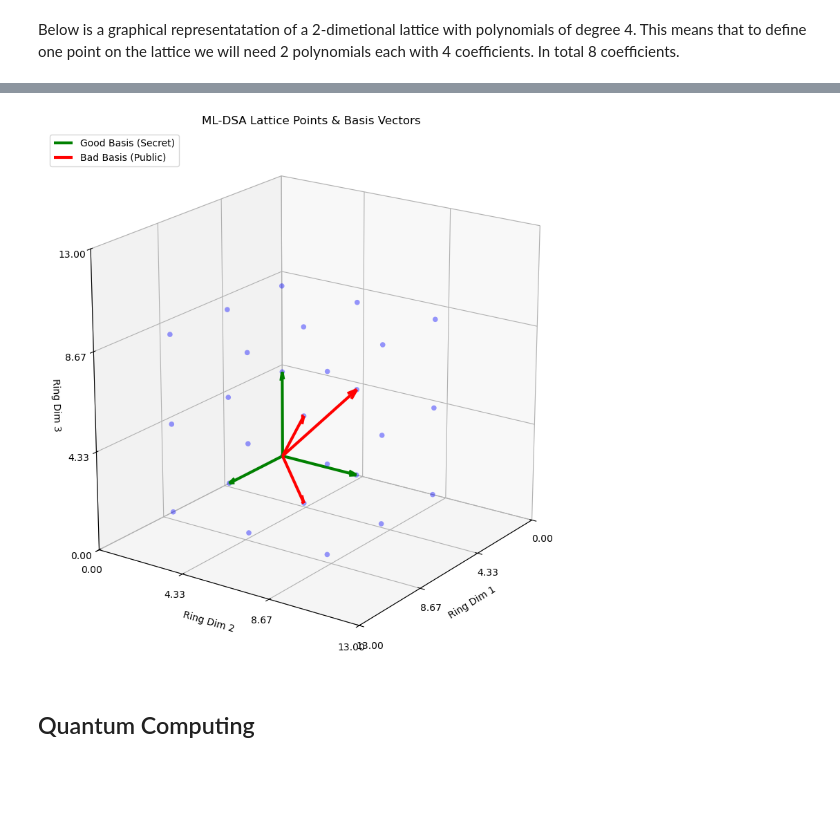
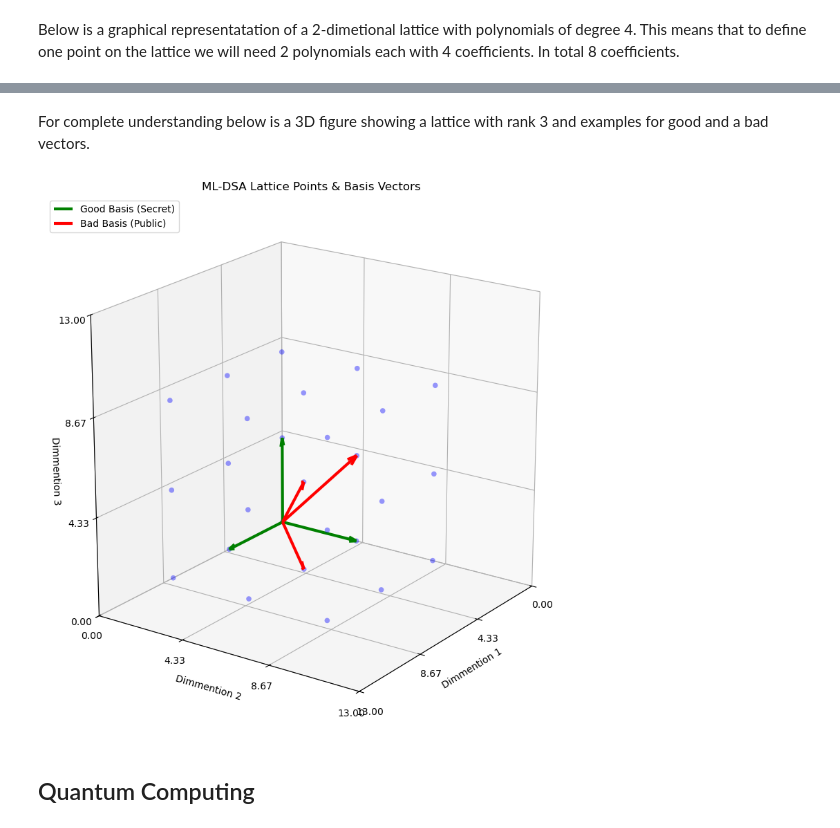
Before and after one commit to liliIvanova/SoftUniCources, a Jupyter notebook: Math_Concepts_for_Developers/Project/ML-DSA_Project.ipynb, the cells around one changed output, grey strips where cells are left out. Cells and saved outputs as stored; diff of their text form; code cells hidden in the pictures; blank space fills up the shorter version.

```diff
--- a/Math_Concepts_for_Developers/Project/ML-DSA_Project.ipynb
+++ b/Math_Concepts_for_Developers/Project/ML-DSA_Project.ipynb
@@ -499,3 +531,5 @@ For complete understanding below is a 3D figure showing a lattice with rank 3 an
+# %% [markdown]
+For complete understanding below is a 3D figure showing a lattice with rank 3 and examples for good and a bad vectors.
 # %%
 # 1. Setup 3D figure
 fig = plt.figure(figsize=(10, 10))
@@ -521,37 +555,37 @@ for i in range(3):
 
 # 4. PLOT VECTORS (Anchored at 0,0,0)
 def plot_basis(basis, color, label):
     for i, v in enumerate(basis):
         ax.quiver(0, 0, 0, v[0], v[1], v[2],
                   color=color, linewidth=3, pivot='tail', arrow_length_ratio=0.1,
                   label=label if i == 0 else "")
 
 plot_basis(good_basis, 'green', 'Good Basis (Secret)')
 plot_basis(bad_basis, 'red', 'Bad Basis (Public)')
 
 # 5. FIX AXES AND NUMBERING
 limit = 12
 ax.set_xlim(0, limit)
 ax.set_ylim(0, limit)
 ax.set_zlim(0, limit)
 
 # Ensure 0 is exactly at the corner
 ax.set_xticks(np.linspace(0, limit + 1, 4))
 ax.set_yticks(np.linspace(0, limit + 1, 4))
 ax.set_zticks(np.linspace(0, limit + 1, 4))
 
 ax.set_box_aspect([1,1,1]) # Force cubic proportions
 ax.view_init(elev=20, azim=35)
 
-ax.set_xlabel('Ring Dim 1')
-ax.set_ylabel('Ring Dim 2')
-ax.set_zlabel('Ring Dim 3')
+ax.set_xlabel('Dimmention 1')
+ax.set_ylabel('Dimmention 2')
+ax.set_zlabel('Dimmention 3')
 ax.set_title("ML-DSA Lattice Points & Basis Vectors")
 ax.legend(loc='upper left')
 
 plt.show()
 # %% [output]
-[figure, old version]
+[figure, new version]
 # %% [markdown]
 ## Quantum Computing
 # %% [markdown]
```
Also changed, not shown: parts of 21 cells of this notebook.
